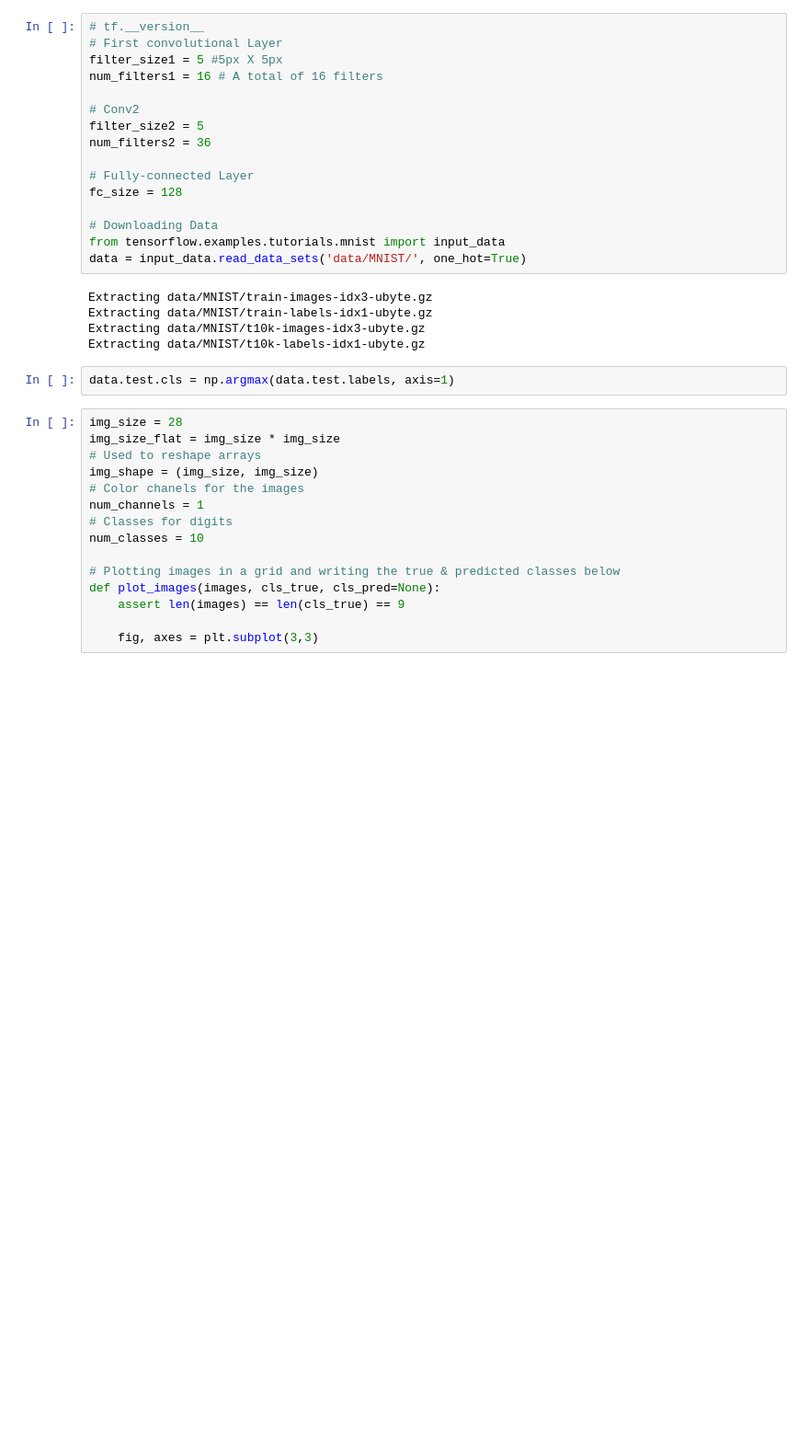
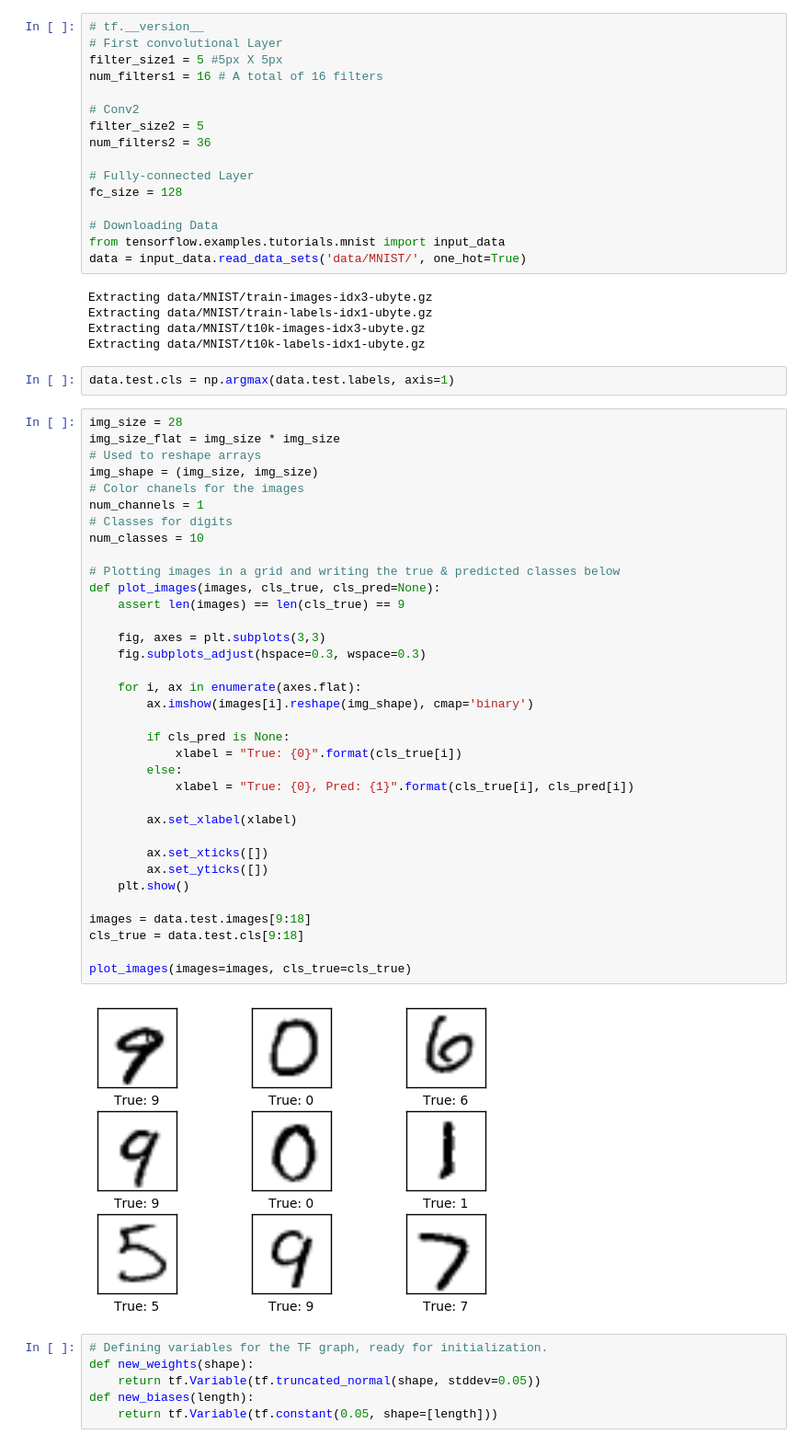
Before and after one commit to crikeli/Weekly-Neural-Nets, a Jupyter notebook: conv_nn.ipynb, the cells around one changed output. Shown at 92% size. Drawn from its saved outputs; the diff is of its cells as text; blank space fills up the shorter version.

```diff
--- a/conv_nn.ipynb
+++ b/conv_nn.ipynb
@@ -33,15 +33,43 @@ data.test.cls = np.argmax(data.test.labels, axis=1)
 # %%
 img_size = 28
 img_size_flat = img_size * img_size
 # Used to reshape arrays
 img_shape = (img_size, img_size)
 # Color chanels for the images
 num_channels = 1
 # Classes for digits
 num_classes = 10
 
 # Plotting images in a grid and writing the true & predicted classes below
 def plot_images(images, cls_true, cls_pred=None):
     assert len(images) == len(cls_true) == 9
 
-    fig, axes = plt.subplot(3,3)
+    fig, axes = plt.subplots(3,3)
+    fig.subplots_adjust(hspace=0.3, wspace=0.3)
+
+    for i, ax in enumerate(axes.flat):
+        ax.imshow(images[i].reshape(img_shape), cmap='binary')
+
+        if cls_pred is None:
+            xlabel = "True: {0}".format(cls_true[i])
+        else:
+            xlabel = "True: {0}, Pred: {1}".format(cls_true[i], cls_pred[i])
+
+        ax.set_xlabel(xlabel)
+
+        ax.set_xticks([])
+        ax.set_yticks([])
+    plt.show()
+
+images = data.test.images[9:18]
+cls_true = data.test.cls[9:18]
+
+plot_images(images=images, cls_true=cls_true)
+# %% [output]
+[figure, added]
+# %%
+# Defining variables for the TF graph, ready for initialization.
+def new_weights(shape):
+    return tf.Variable(tf.truncated_normal(shape, stddev=0.05))
+def new_biases(length):
+    return tf.Variable(tf.constant(0.05, shape=[length]))
```
Also changed, not shown: parts of 8 cells of this notebook.
